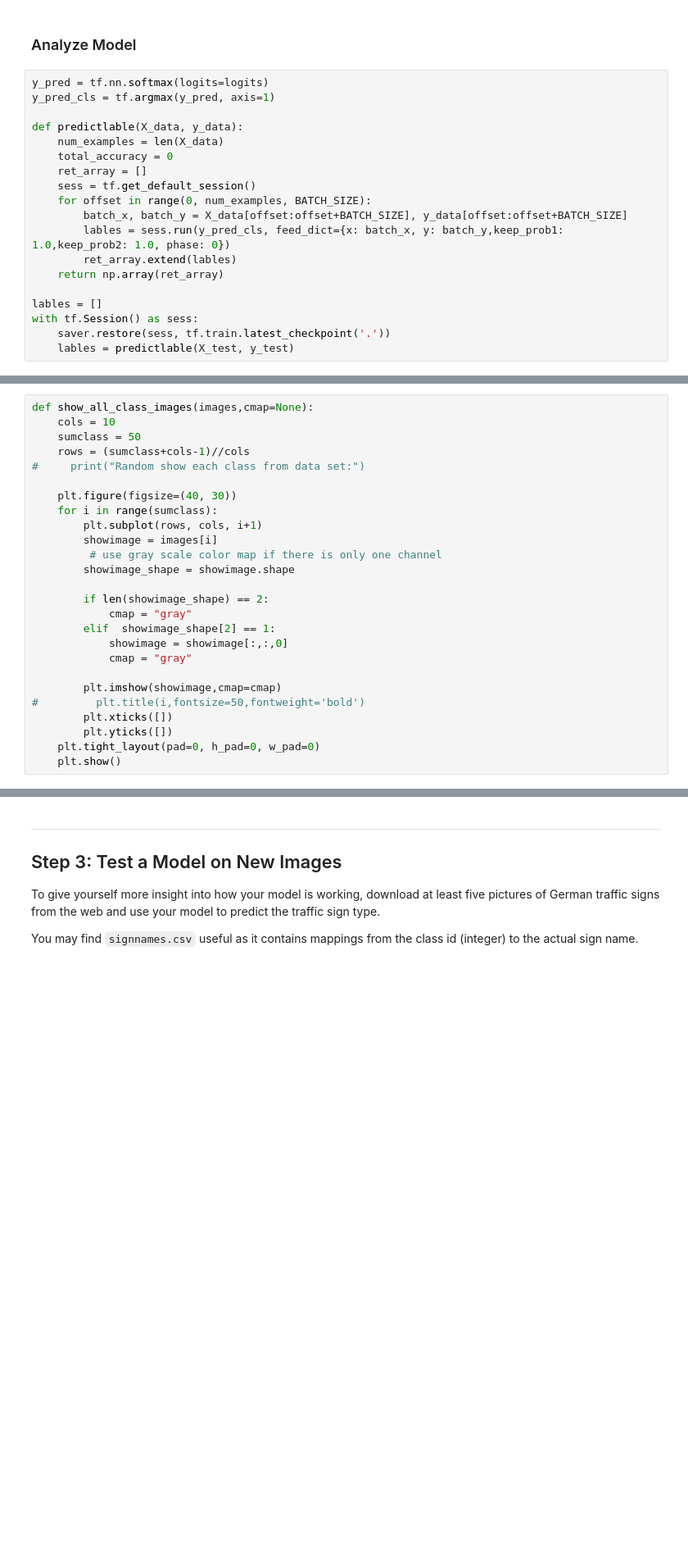
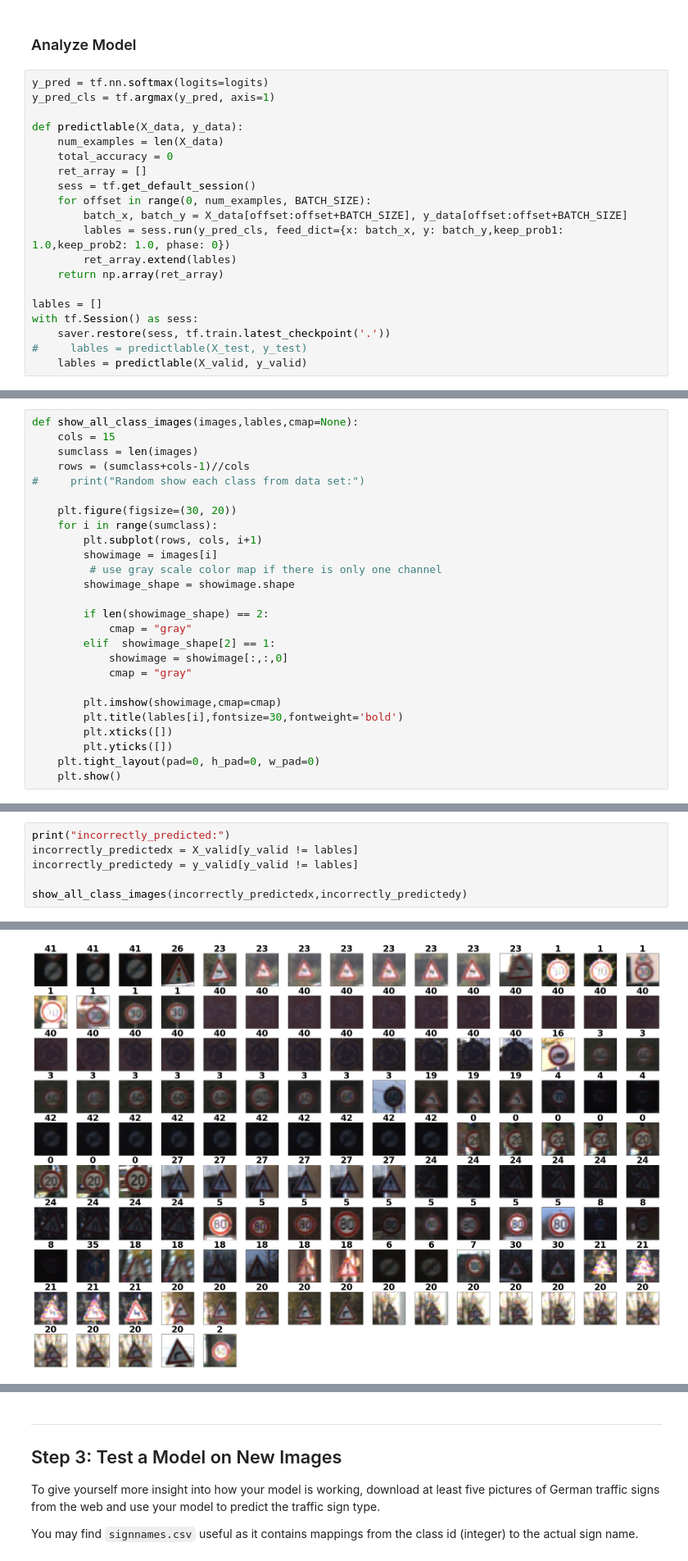
Before and after one commit to HairanWu/CarND-Traffic-Sign-Classifier-Project, a Jupyter notebook: Traffic_Sign_Classifier.ipynb, the cells around one changed output, grey strips where cells are left out. Shown at 82% size. Drawn from its saved outputs; the diff is of its cells as text; blank space fills up the shorter version.

```diff
--- a/Traffic_Sign_Classifier.ipynb
+++ b/Traffic_Sign_Classifier.ipynb
@@ -858,5 +872,6 @@ def predictlable(X_data, y_data):
 lables = []
 with tf.Session() as sess:
     saver.restore(sess, tf.train.latest_checkpoint('.'))
-    lables = predictlable(X_test, y_test)
+#     lables = predictlable(X_test, y_test)
+    lables = predictlable(X_valid, y_valid)
 # %% [output]
@@ -864,11 +879,11 @@ INFO:tensorflow:Restoring parameters from .\lenet
 # %%
-def show_all_class_images(images,cmap=None):
-    cols = 10
-    sumclass = 50
+def show_all_class_images(images,lables,cmap=None):
+    cols = 15
+    sumclass = len(images)
     rows = (sumclass+cols-1)//cols
 #     print("Random show each class from data set:")
 
-    plt.figure(figsize=(40, 30))
+    plt.figure(figsize=(30, 20))
     for i in range(sumclass):
         plt.subplot(rows, cols, i+1)
         showimage = images[i]
@@ -882,7 +897,7 @@ def show_all_class_images(images,cmap=None):
             cmap = "gray"
 
         plt.imshow(showimage,cmap=cmap)
-#         plt.title(i,fontsize=50,fontweight='bold')
+        plt.title(lables[i],fontsize=30,fontweight='bold')
         plt.xticks([])
         plt.yticks([])
     plt.tight_layout(pad=0, h_pad=0, w_pad=0)
@@ -897,0 +905,7 @@ incorrectly_predicted:
+# %%
+print("incorrectly_predicted:")
+incorrectly_predictedx = X_valid[y_valid != lables]
+incorrectly_predictedy = y_valid[y_valid != lables]
+
+show_all_class_images(incorrectly_predictedx,incorrectly_predictedy)
+# %% [output]
@@ -897,0 +913 @@ incorrectly_predicted:
+[figure, added]
```
Also changed, not shown: parts of 14 cells of this notebook, 3 other files.
